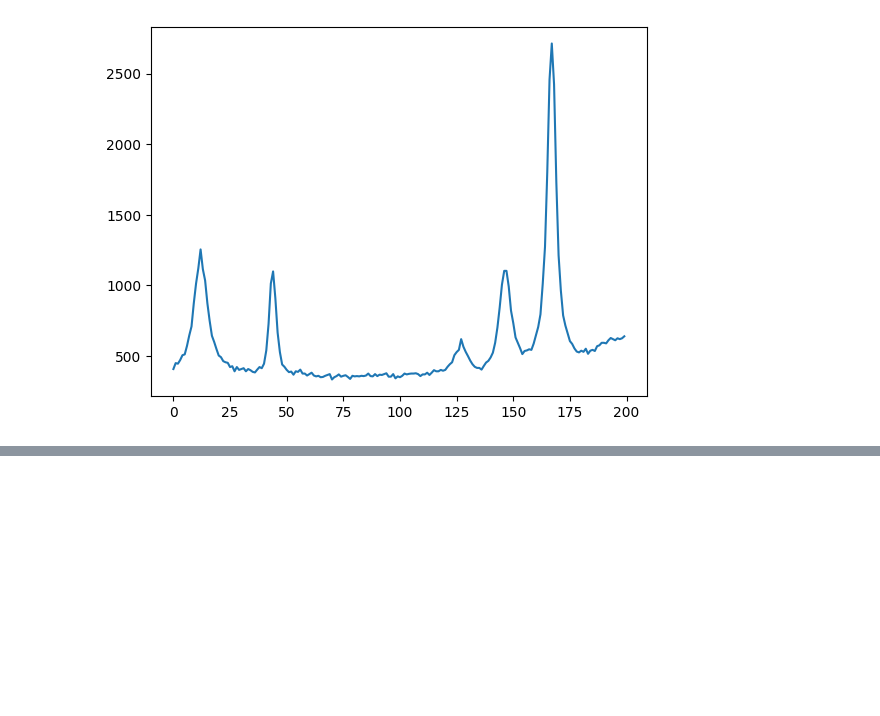
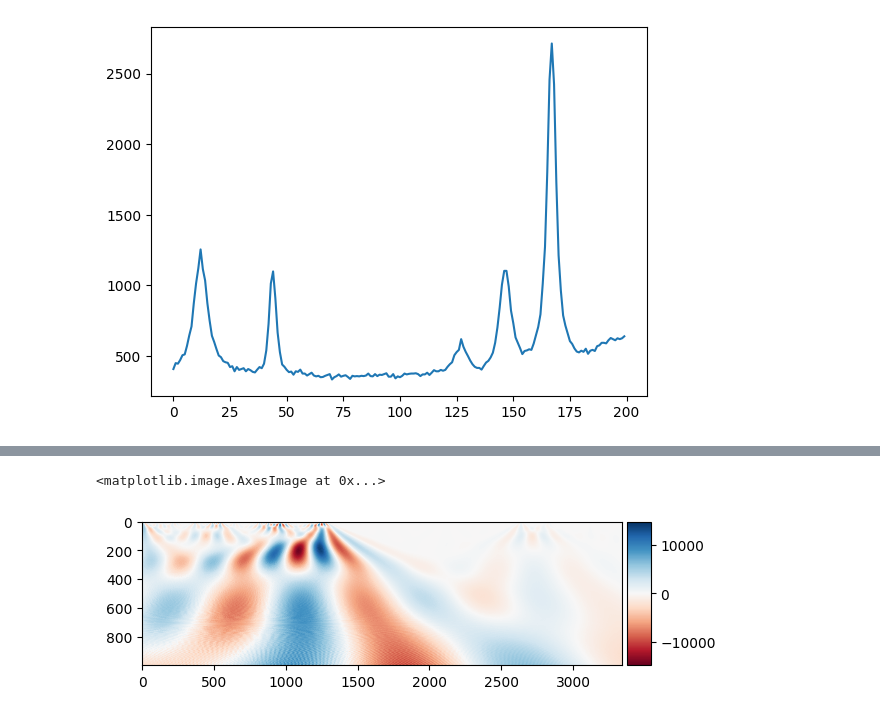
Before and after one commit to oftavira/BitacoraLiteratura, a Jupyter notebook: Ploting/_temp.ipynb, the cells around one changed output, grey strips where cells are left out. Cells and saved outputs as stored; diff of their text form; code cells hidden in the pictures; blank space fills up the shorter version.

```diff
--- a/Ploting/_temp.ipynb
+++ b/Ploting/_temp.ipynb
@@ -318,0 +359,6 @@ scg.cws(cwt, xlim=(-50, 50), ylim=(20, 1))
+# %%
+from skimage import io
+io.imshow(cwt.coefs)
+# %% [output]
+<matplotlib.image.AxesImage at 0x...>
+[figure, added]
```
Also changed, not shown: parts of 11 cells of this notebook, 5 other files.
